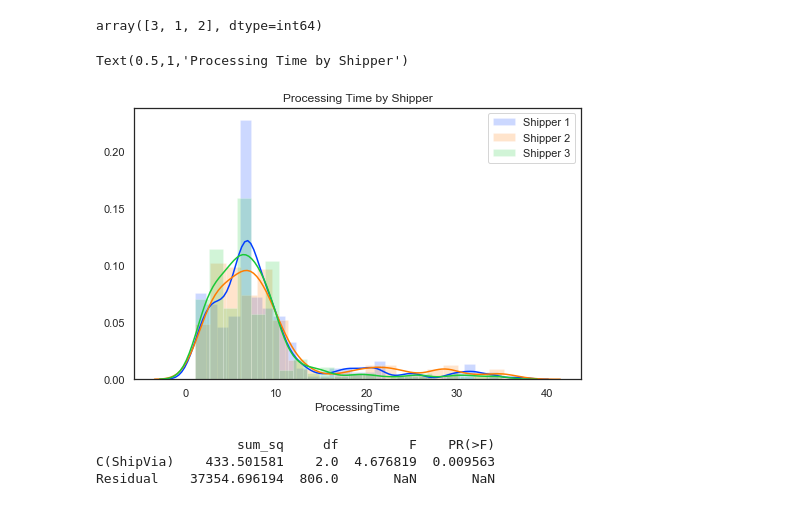
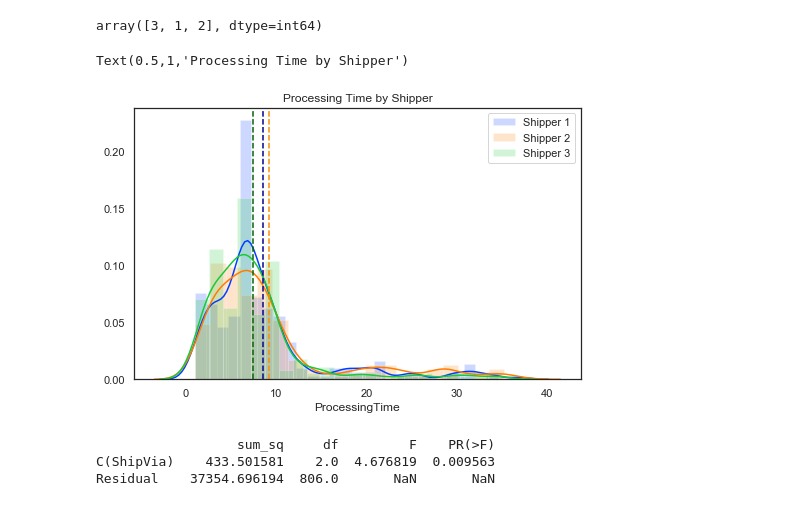
Before and after one commit to MissAle17/dsc-2-final-project-online-ds-sp-000, a Jupyter notebook: Mod2_Project_v2.ipynb, the cells around one changed output. Saved outputs shown, nothing was run; the diff lists cells and outputs as text; code cells hidden in the pictures.

```diff
--- a/Mod2_Project_v2.ipynb
+++ b/Mod2_Project_v2.ipynb
@@ -645,22 +645,24 @@ array([3, 1, 2], dtype=int64)
 # %%
 #Again we will be plotting our data for exploration
 
 plt.figure(figsize=(8,5))
 
 #creating each of our displots
 sns.distplot(ship_df['ProcessingTime'].loc[ship_df['ShipVia'] == 1], hist_kws=dict(alpha=0.2), label='Shipper 1')
 sns.distplot(ship_df['ProcessingTime'].loc[ship_df['ShipVia'] == 2], hist_kws=dict(alpha=0.2), label='Shipper 2')
 sns.distplot(ship_df['ProcessingTime'].loc[ship_df['ShipVia'] == 3], hist_kws=dict(alpha=0.2), label='Shipper 3')
 
 #setting a vertical line at each mean
-plt.axvline(x=control.mean(), color='darkorange', linestyle='--')
-plt.axvline(x=test.mean(), color='darkblue', linestyle='--')
+plt.axvline(x=ship_df['ProcessingTime'].loc[ship_df['ShipVia'] == 1].mean(), color='darkblue', linestyle='--')
+plt.axvline(x=ship_df['ProcessingTime'].loc[ship_df['ShipVia'] == 2].mean(), color='darkorange', linestyle='--')
+plt.axvline(x=ship_df['ProcessingTime'].loc[ship_df['ShipVia'] == 3].mean(), color='darkgreen', linestyle='--')
+
 
 plt.legend()
 plt.title('Processing Time by Shipper')
 # %% [output]
 Text(0.5,1,'Processing Time by Shipper')
-[figure, old version]
+[figure, new version]
 # %%
 test4= 'ProcessingTime ~ C(ShipVia)'
 lm = ols(test4, Orders_df).fit()
```
